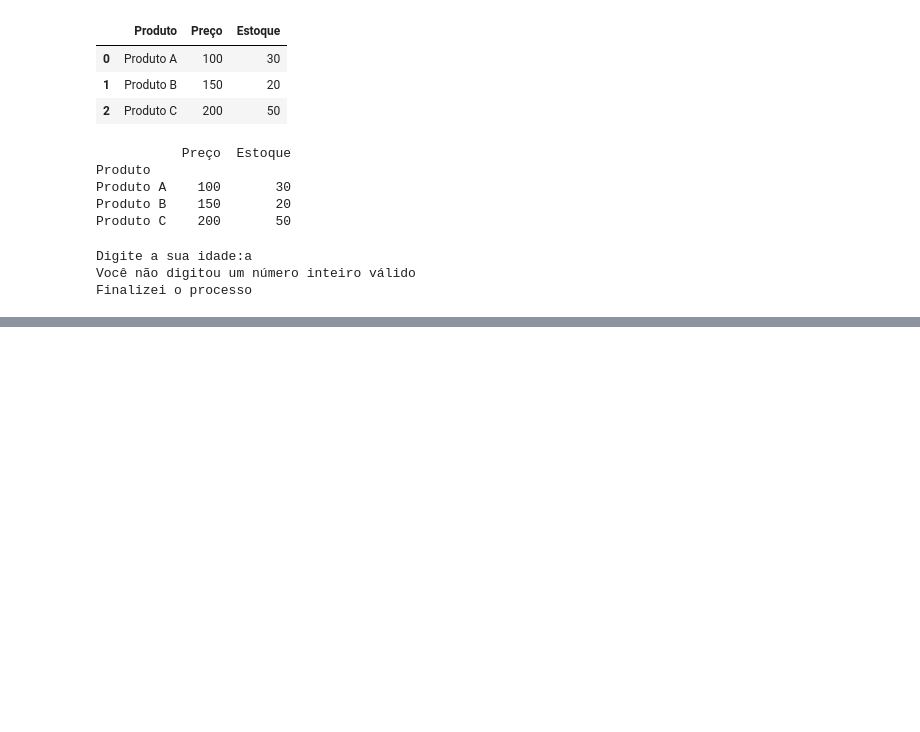
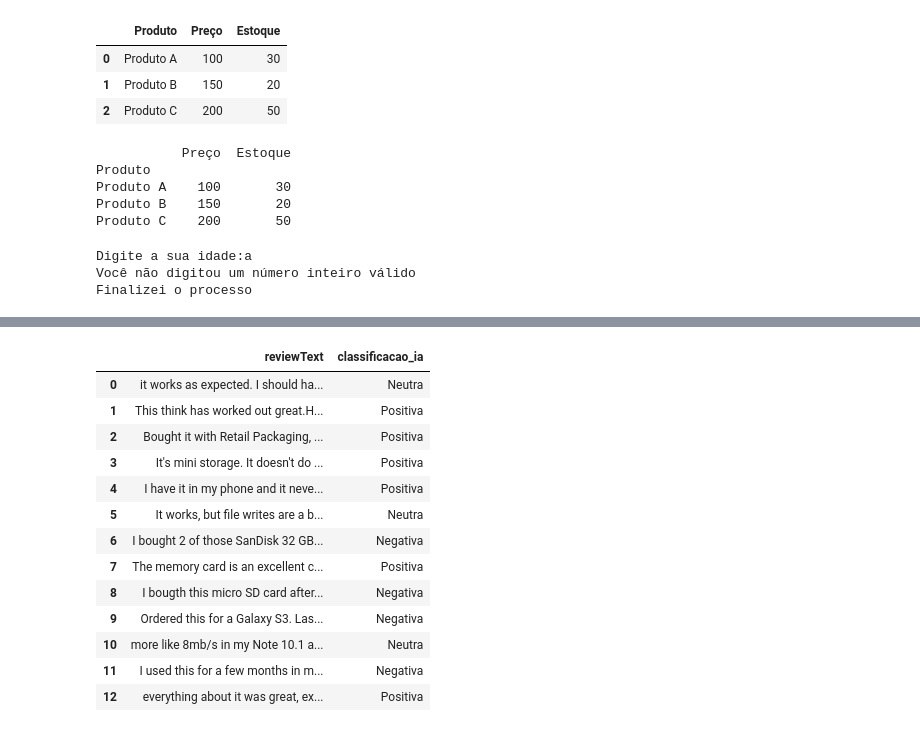
Before and after one commit to Lucas-Bas/Aluraplus, a Jupyter notebook: Aula06_Python.ipynb, the cells around one changed output, grey strips where cells are left out. Cells and saved outputs as stored; diff of their text form; code cells hidden in the pictures; blank space fills up the shorter version.

```diff
--- a/Aula06_Python.ipynb
+++ b/Aula06_Python.ipynb
@@ -49,0 +88,66 @@ Finalizei o processo
+# %%
+
+
+
+# Lê o arquivo com 13 avaliações
+df_reviews = pd.read_csv("/Dados/reviews_13_exemplos.csv")
+
+# Junta todas as avaliações para enviar em UMA requisição
+avaliacoes = "\n\n".join(
+    f"{i + 1}. {texto}"
+    for i, texto in enumerate(df_reviews["reviewText"])
+)
+
+# Instrução para a IA
+prompt = f"""
+Classifique cada avaliação como Positiva, Negativa ou Neutra.
+
+Responda exatamente uma classificação por linha, na mesma ordem
+das avaliações. Não explique, não numere e não escreva mais nada.
+
+Avaliações:
+{avaliacoes}
+"""
+
+# Faz somente uma chamada para a IA
+resposta = client.models.generate_content(
+    model="gemini-3.6-flash",
+    contents=prompt
+)
+
+# Extrai somente Positiva, Negativa ou Neutra da resposta
+classificacoes = re.findall(
+    r"\b(positiva|negativa|neutra)\b",
+    resposta.text,
+    flags=re.IGNORECASE
+)
+
+classificacoes = [item.capitalize() for item in classificacoes]
+
+# Confere se a IA classificou todas as 13 avaliações
+if len(classificacoes) != len(df_reviews):
+    print(resposta.text)
+    raise ValueError(
+        f"Foram encontradas {len(classificacoes)} classificações, "
+        f"mas existem {len(df_reviews)} avaliações."
+    )
+
+# Cria a nova coluna e salva o arquivo final
+df_reviews["classificacao_ia"] = classificacoes
+
+caminho_saida = "/Dados/reviews_13_com_respostas.csv"
+
+df_reviews.to_csv(
+    caminho_saida,
+    index=False,
+    encoding="utf-8-sig"
+)
+
+# Mostra o resultado
+display(df_reviews[["reviewText", "classificacao_ia"]])
+
+# Baixa o arquivo para seu computador
+files.download(caminho_saida)
+
+print("Concluído!")
+# %% [output]
@@ -49,0 +155,14 @@ Finalizei o processo
+|  | reviewText | classificacao_ia |
+| 0 | it works as expected. I should ha... | Neutra |
+| 1 | This think has worked out great.H... | Positiva |
+| 2 | Bought it with Retail Packaging, ... | Positiva |
+| 3 | It's mini storage. It doesn't do ... | Positiva |
+| 4 | I have it in my phone and it neve... | Positiva |
+| 5 | It works, but file writes are a b... | Neutra |
+| 6 | I bought 2 of those SanDisk 32 GB... | Negativa |
+| 7 | The memory card is an excellent c... | Positiva |
+| 8 | I bougth this micro SD card after... | Negativa |
+| 9 | Ordered this for a Galaxy S3. Las... | Negativa |
+| 10 | more like 8mb/s in my Note 10.1 a... | Neutra |
+| 11 | I used this for a few months in m... | Negativa |
+| 12 | everything about it was great, ex... | Positiva |
```
Also changed, not shown: parts of 8 cells of this notebook.
